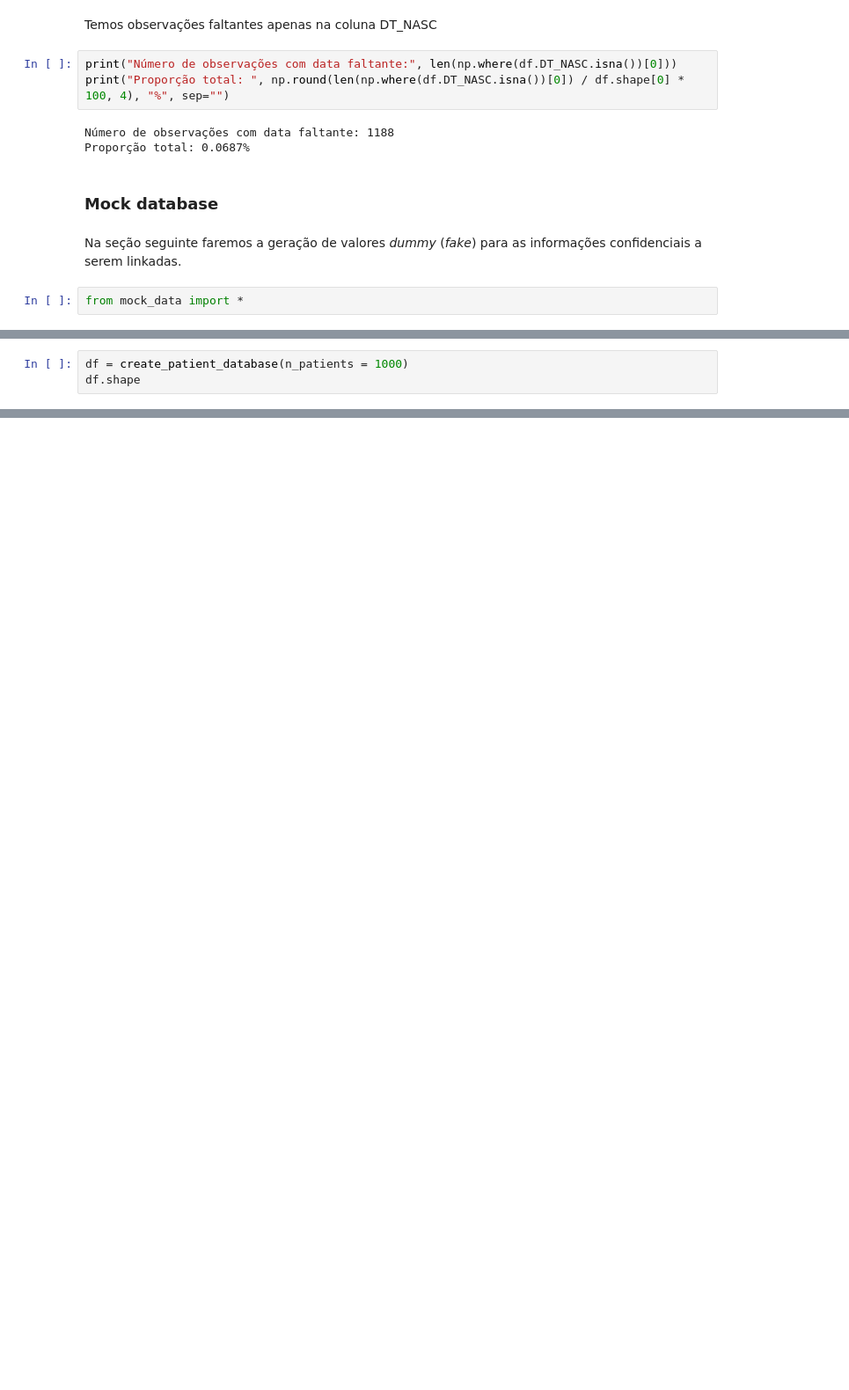
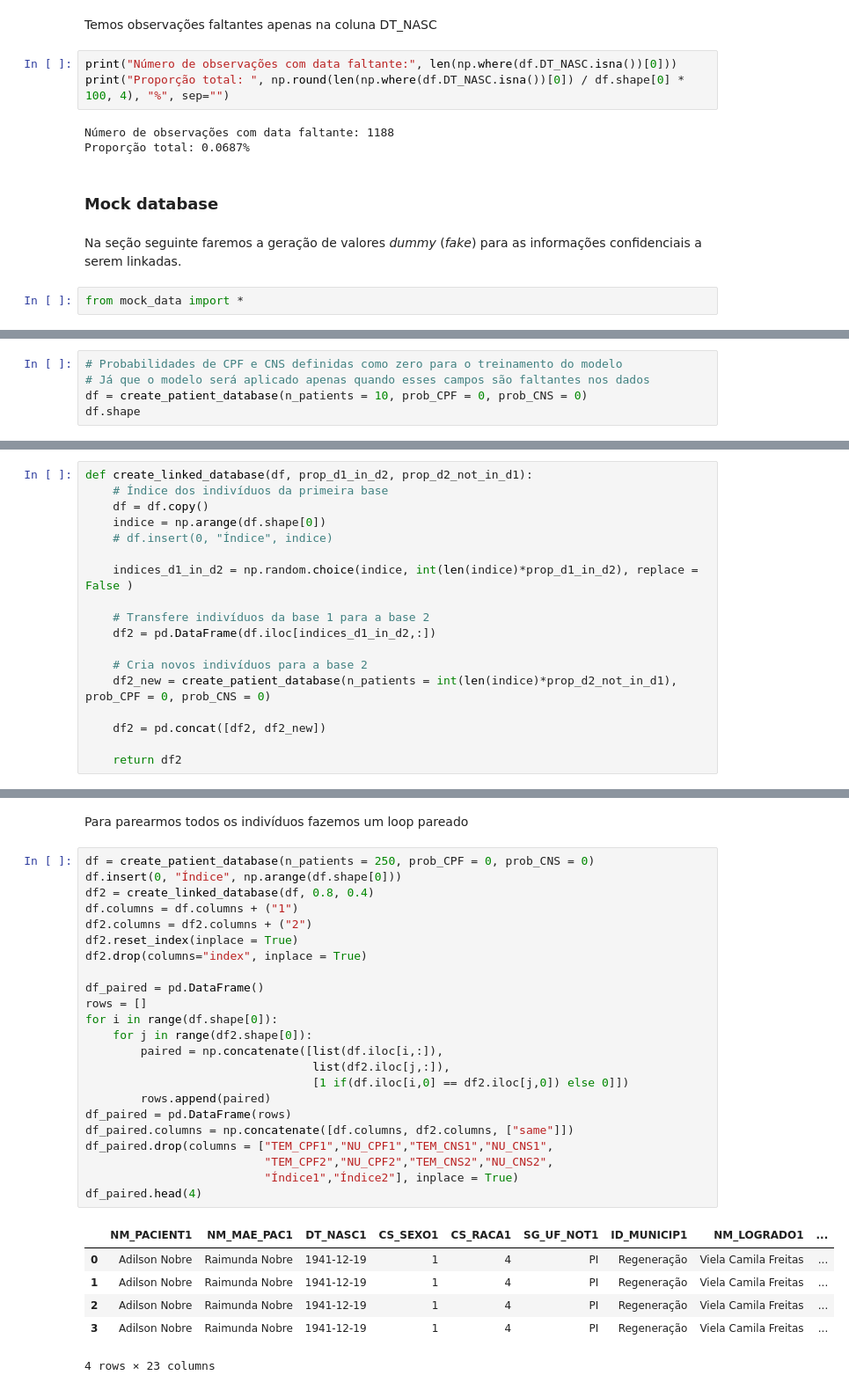
Before and after one commit to nhilariosilva/hacksus, a Jupyter notebook: SREG/Linkage Train.ipynb, the cells around one changed output, grey strips where cells are left out. Shown at 88% size. Saved outputs shown, nothing was run; the diff lists cells and outputs as text; blank space fills up the shorter version.

```diff
--- a/SREG/Linkage Train.ipynb
+++ b/SREG/Linkage Train.ipynb
@@ -157,5 +164,7 @@ def create_patient_database(n_patients = 1000):
     return df
 # %%
-df = create_patient_database(n_patients = 1000)
+# Probabilidades de CPF e CNS definidas como zero para o treinamento do modelo
+# Já que o modelo será aplicado apenas quando esses campos são faltantes nos dados
+df = create_patient_database(n_patients = 10, prob_CPF = 0, prob_CNS = 0)
 df.shape
 # %% [output]
@@ -181,0 +179,18 @@ df.head(15)
+# %%
+def create_linked_database(df, prop_d1_in_d2, prop_d2_not_in_d1):
+    # Índice dos indivíduos da primeira base
+    df = df.copy()
+    indice = np.arange(df.shape[0])
+    # df.insert(0, "Índice", indice)
+
+    indices_d1_in_d2 = np.random.choice(indice, int(len(indice)*prop_d1_in_d2), replace = False )
+
+    # Transfere indivíduos da base 1 para a base 2
+    df2 = pd.DataFrame(df.iloc[indices_d1_in_d2,:])
+
+    # Cria novos indivíduos para a base 2
+    df2_new = create_patient_database(n_patients = int(len(indice)*prop_d2_not_in_d1), prob_CPF = 0, prob_CNS = 0)
+
+    df2 = pd.concat([df2, df2_new])
+
+    return df2
@@ -181,0 +208,32 @@ df.head(15)
+# %% [markdown]
+Para parearmos todos os indivíduos fazemos um loop pareado
+# %%
+df = create_patient_database(n_patients = 250, prob_CPF = 0, prob_CNS = 0)
+df.insert(0, "Índice", np.arange(df.shape[0]))
+df2 = create_linked_database(df, 0.8, 0.4)
+df.columns = df.columns + ("1")
+df2.columns = df2.columns + ("2")
+df2.reset_index(inplace = True)
+df2.drop(columns="index", inplace = True)
+
+df_paired = pd.DataFrame()
+rows = []
+for i in range(df.shape[0]):
+    for j in range(df2.shape[0]):
+        paired = np.concatenate([list(df.iloc[i,:]),
+                                 list(df2.iloc[j,:]),
+                                 [1 if(df.iloc[i,0] == df2.iloc[j,0]) else 0]])
+        rows.append(paired)
+df_paired = pd.DataFrame(rows)
+df_paired.columns = np.concatenate([df.columns, df2.columns, ["same"]])
+df_paired.drop(columns = ["TEM_CPF1","NU_CPF1","TEM_CNS1","NU_CNS1",
+                          "TEM_CPF2","NU_CPF2","TEM_CNS2","NU_CNS2",
+                          "Índice1","Índice2"], inplace = True)
+df_paired.head(4)
+# %% [output]
+|  | NM_PACIENT1 | NM_MAE_PAC1 | DT_NASC1 | CS_SEXO1 | CS_RACA1 | SG_UF_NOT1 | ID_MUNICIP1 | NM_LOGRADO1 | ... |
+| 0 | Adilson Nobre | Raimunda Nobre | 1941-12-19 | 1 | 4 | PI | Regeneração | Viela Camila Freitas | ... |
+| 1 | Adilson Nobre | Raimunda Nobre | 1941-12-19 | 1 | 4 | PI | Regeneração | Viela Camila Freitas | ... |
+| 2 | Adilson Nobre | Raimunda Nobre | 1941-12-19 | 1 | 4 | PI | Regeneração | Viela Camila Freitas | ... |
+| 3 | Adilson Nobre | Raimunda Nobre | 1941-12-19 | 1 | 4 | PI | Regeneração | Viela Camila Freitas | ... |
+4 rows × 23 columns
```
Also changed, not shown: parts of 39 cells of this notebook, 2 other files.
